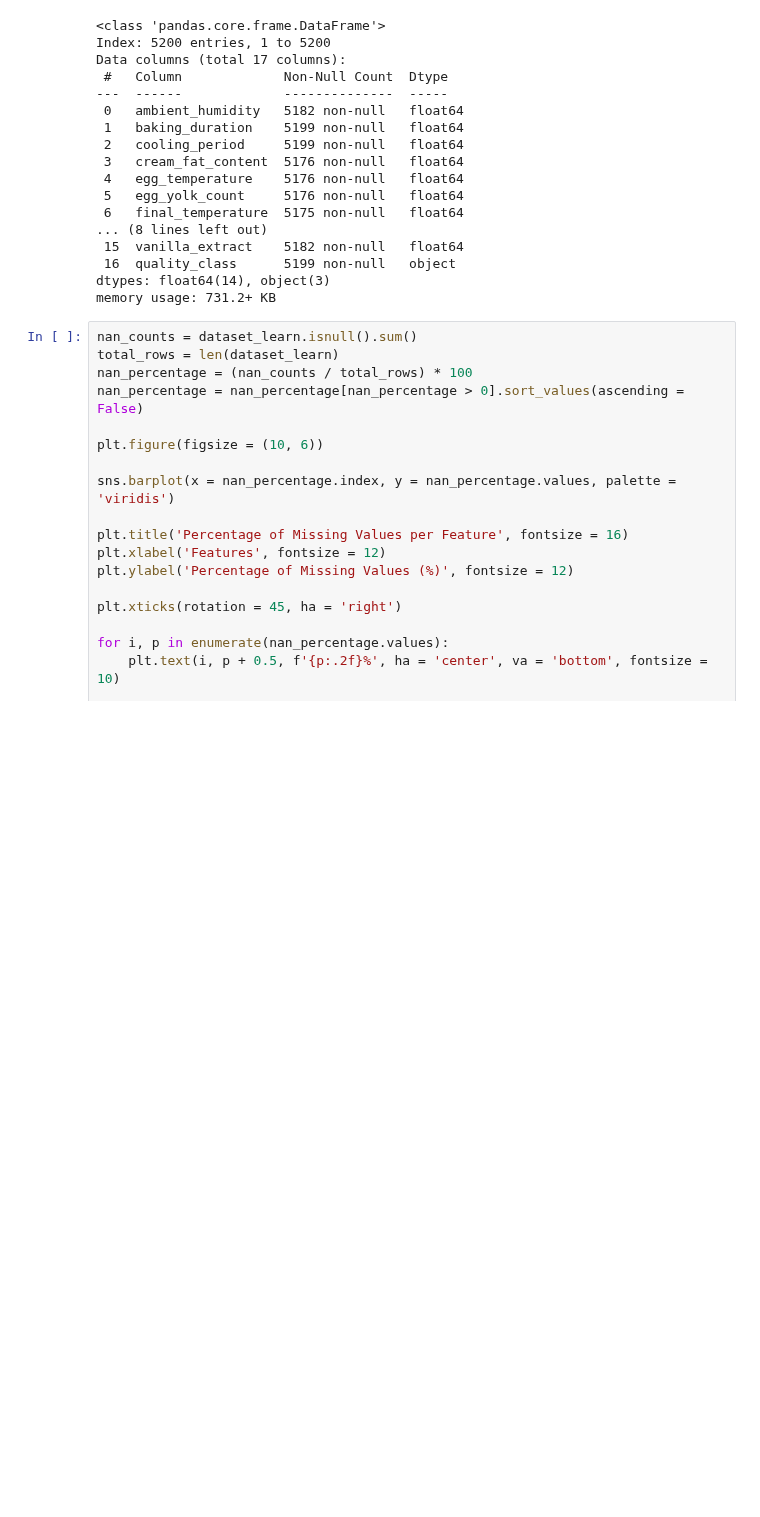
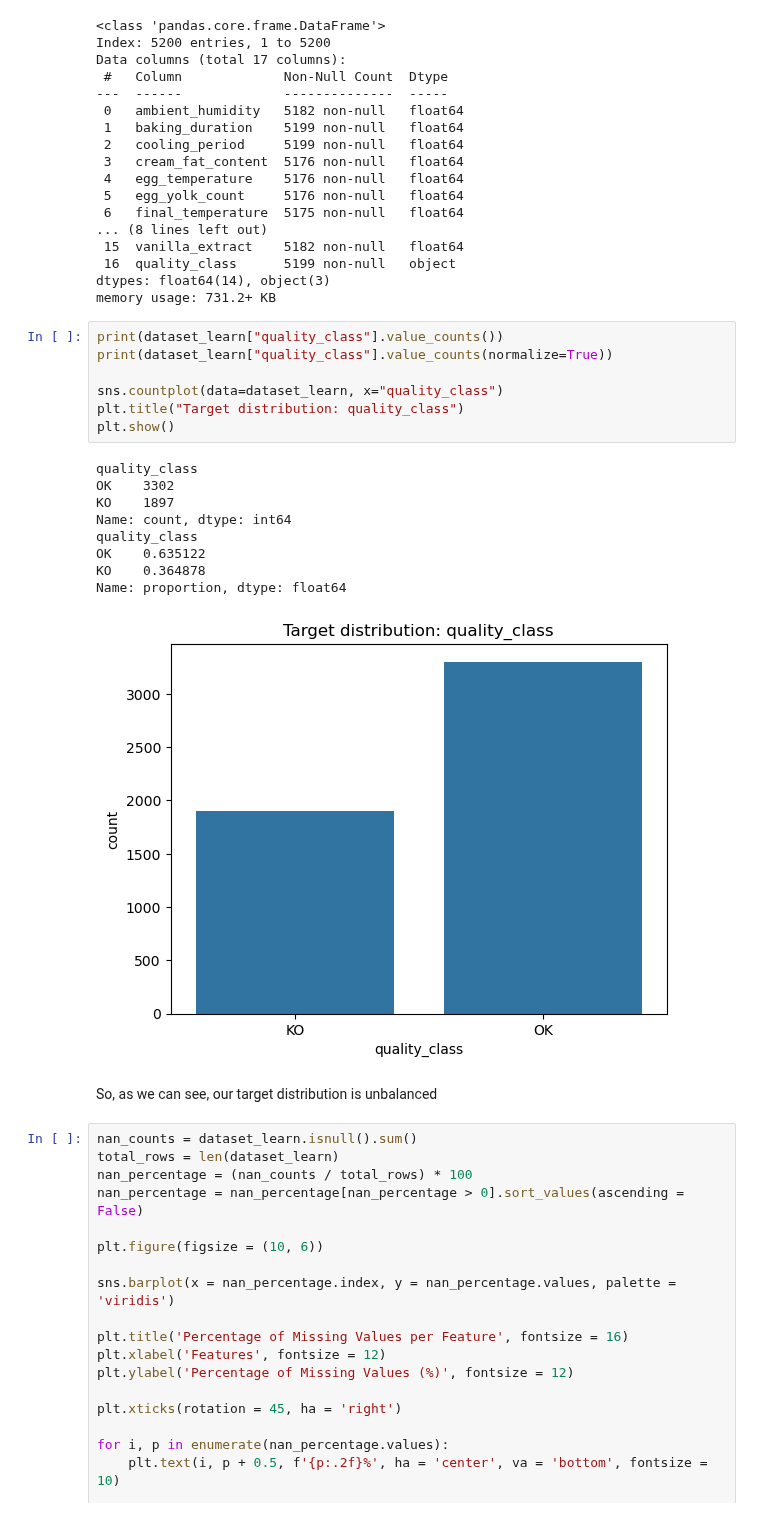
Before and after one commit to afonsolince06/Machine_Learning_Project, a Jupyter notebook: notebook1_f.ipynb, the cells around one changed output. Saved outputs shown, nothing was run; the diff lists cells and outputs as text; blank space fills up the shorter version.

```diff
--- a/notebook1_f.ipynb
+++ b/notebook1_f.ipynb
@@ -101,6 +101,25 @@ Data columns (total 17 columns):
  16  quality_class      5199 non-null   object
 dtypes: float64(14), object(3)
 memory usage: 731.2+ KB
+# %%
+print(dataset_learn["quality_class"].value_counts())
+print(dataset_learn["quality_class"].value_counts(normalize=True))
+
+sns.countplot(data=dataset_learn, x="quality_class")
+plt.title("Target distribution: quality_class")
+plt.show()
+# %% [output]
+quality_class
+OK    3302
+KO    1897
+Name: count, dtype: int64
+quality_class
+OK    0.635122
+KO    0.364878
+Name: proportion, dtype: float64
+[figure, added]
+# %% [markdown]
+So, as we can see, our target distribution is unbalanced
 # %%
 nan_counts = dataset_learn.isnull().sum()
 total_rows = len(dataset_learn)
```
Also changed, not shown: 1 other file.
